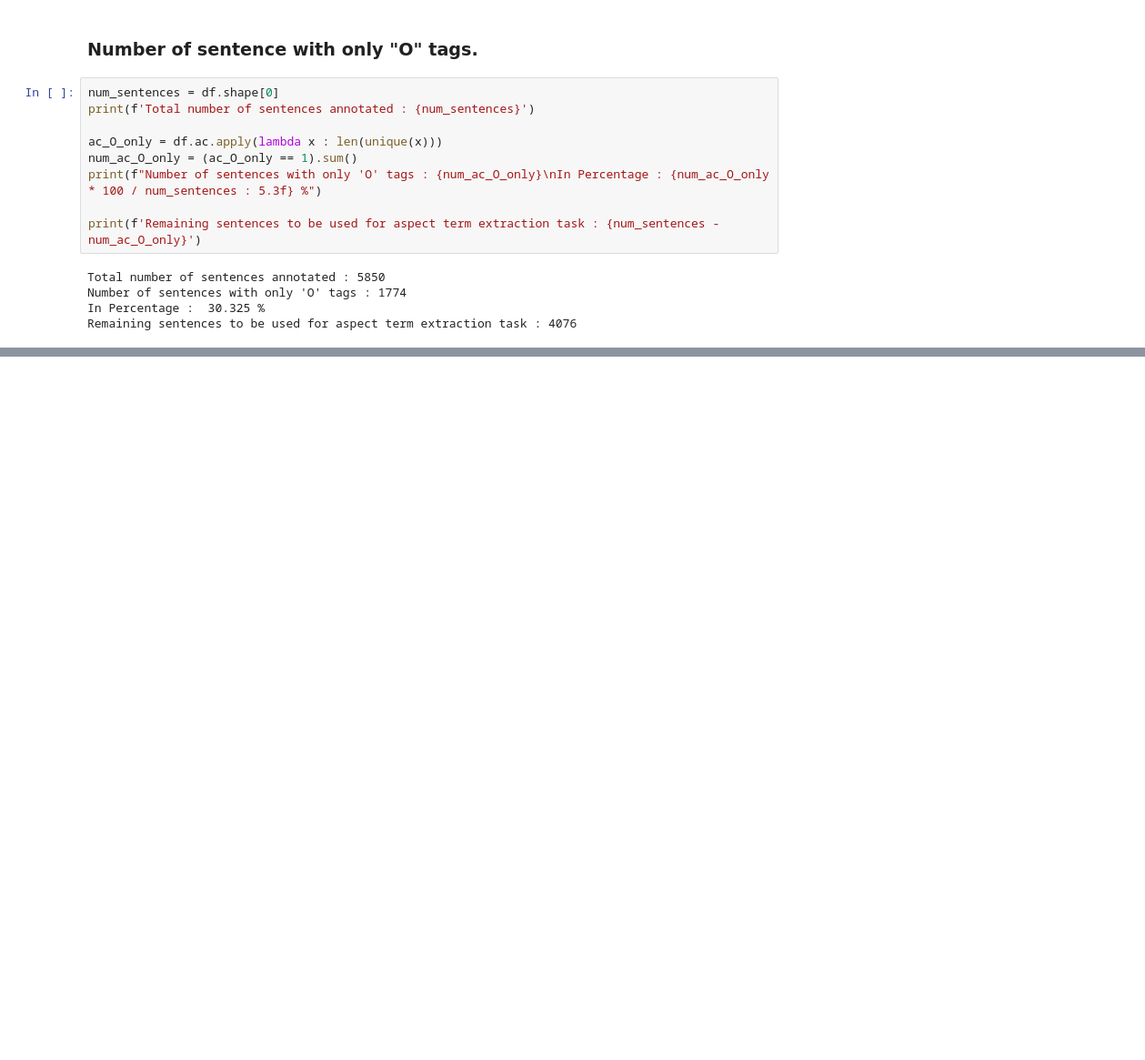
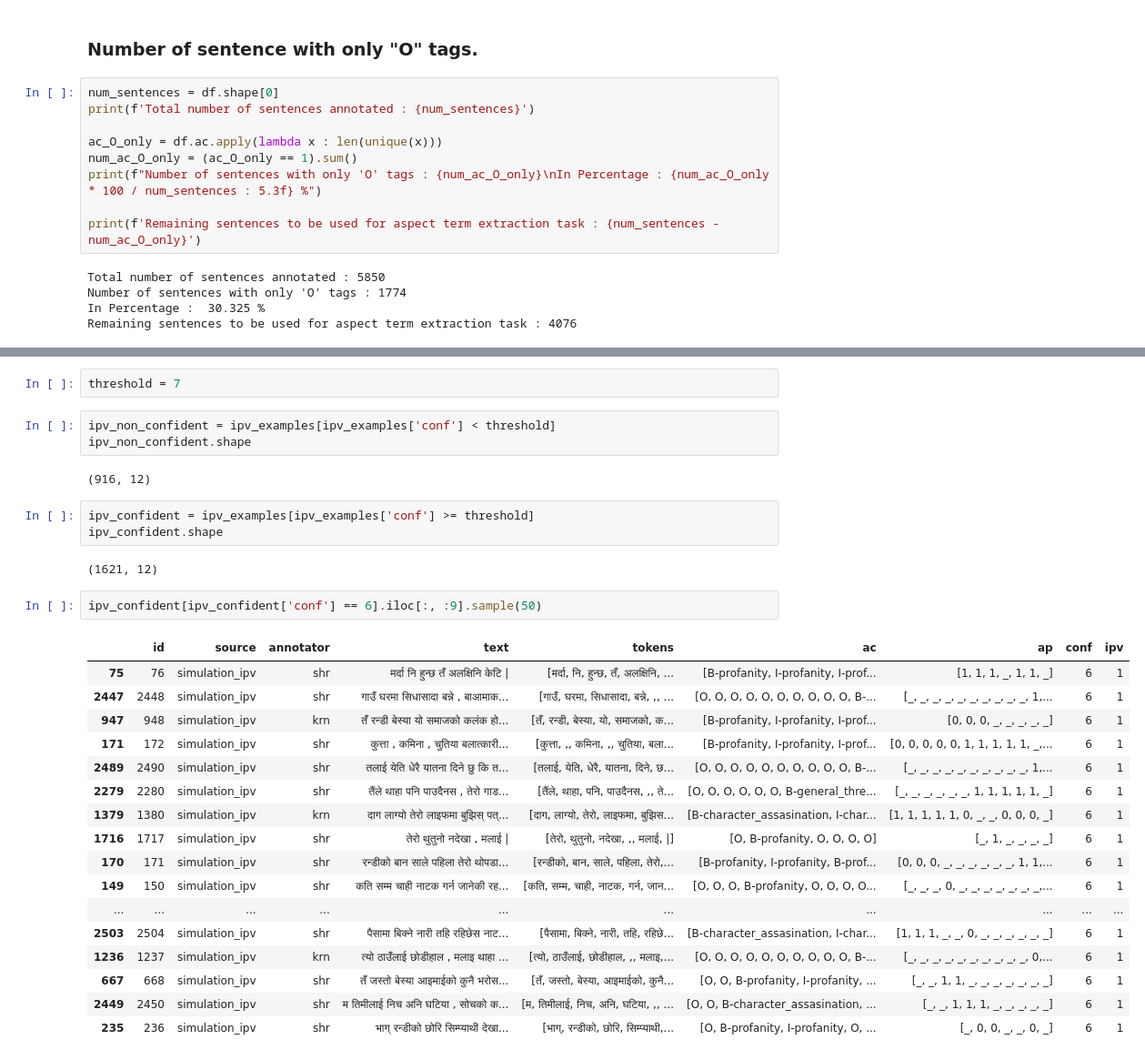
Before and after one commit to naamiinepal/IPV-detection, a Jupyter notebook: annotation/notebooks_annotation/analysis_overall.ipynb, the cells around one changed output, grey strips where cells are left out. Shown at 91% size. Cells and saved outputs as stored; diff of their text form; blank space fills up the shorter version.

```diff
--- a/annotation/notebooks_annotation/analysis_overall.ipynb
+++ b/annotation/notebooks_annotation/analysis_overall.ipynb
@@ -139,0 +184,32 @@ Remaining sentences to be used for aspect term extraction task : 4076
+# %%
+threshold = 7
+# %%
+ipv_non_confident = ipv_examples[ipv_examples['conf'] < threshold]
+ipv_non_confident.shape
+# %% [output]
+(916, 12)
+# %%
+ipv_confident = ipv_examples[ipv_examples['conf'] >= threshold]
+ipv_confident.shape
+# %% [output]
+(1621, 12)
+# %%
+ipv_confident[ipv_confident['conf'] == 6].iloc[:, :9].sample(50)
+# %% [output]
+|  | id | source | annotator | text | tokens | ac | ap | conf | ipv |
+| 75 | 76 | simulation_ipv | shr | मर्दा नि हुन्छ तँ अलक्षिनि केटि | | [मर्दा, नि, हुन्छ, तँ, अलक्षिनि, ... | [B-profanity, I-profanity, I-prof... | [1, 1, 1, _, 1, 1, _] | 6 | 1 |
+| 2447 | 2448 | simulation_ipv | shr | गाउँ घरमा सिधासादा बन्ने , बाआमाक... | [गाउँ, घरमा, सिधासादा, बन्ने, ,, ... | [O, O, O, O, O, O, O, O, O, O, B-... | [_, _, _, _, _, _, _, _, _, _, 1,... | 6 | 1 |
+| 947 | 948 | simulation_ipv | krn | तँ रन्डी बेस्या यो समाजको कलंक हो... | [तँ, रन्डी, बेस्या, यो, समाजको, क... | [B-profanity, I-profanity, I-prof... | [0, 0, 0, _, _, _, _, _] | 6 | 1 |
+| 171 | 172 | simulation_ipv | shr | कुत्ता , कमिना , चुतिया बलात्कारी... | [कुत्ता, ,, कमिना, ,, चुतिया, बला... | [B-profanity, I-profanity, I-prof... | [0, 0, 0, 0, 0, 1, 1, 1, 1, 1, _,... | 6 | 1 |
+| 2489 | 2490 | simulation_ipv | shr | तलाई येति धेरै यातना दिने छु कि त... | [तलाई, येति, धेरै, यातना, दिने, छ... | [O, O, O, O, O, O, O, O, O, O, B-... | [_, _, _, _, _, _, _, _, _, _, 1,... | 6 | 1 |
+| 2279 | 2280 | simulation_ipv | shr | तैंले थाहा पनि पाउदैनस , तेरो गाड... | [तैंले, थाहा, पनि, पाउदैनस, ,, ते... | [O, O, O, O, O, O, B-general_thre... | [_, _, _, _, _, _, 1, 1, 1, 1, 1, _] | 6 | 1 |
+| 1379 | 1380 | simulation_ipv | krn | दाग लाग्यो तेरो लाइफमा बुझिस् पत्... | [दाग, लाग्यो, तेरो, लाइफमा, बुझिस... | [B-character_assasination, I-char... | [1, 1, 1, 1, 1, 0, _, _, 0, 0, 0, _] | 6 | 1 |
+| 1716 | 1717 | simulation_ipv | shr | तेरो थुतुनो नदेखा , मलाई | | [तेरो, थुतुनो, नदेखा, ,, मलाई, |] | [O, B-profanity, O, O, O, O] | [_, 1, _, _, _, _] | 6 | 1 |
+| 170 | 171 | simulation_ipv | shr | रन्डीको बान साले पहिला तेरो थोपडा... | [रन्डीको, बान, साले, पहिला, तेरो,... | [B-profanity, I-profanity, B-prof... | [0, 0, 0, _, _, _, _, _, _, 1, 1,... | 6 | 1 |
+| 149 | 150 | simulation_ipv | shr | कति सम्म चाही नाटक गर्न जानेकी रह... | [कति, सम्म, चाही, नाटक, गर्न, जान... | [O, O, O, B-profanity, O, O, O, O... | [_, _, _, 0, _, _, _, _, _, _, _,... | 6 | 1 |
+| ... | ... | ... | ... | ... | ... | ... | ... | ... | ... |
+| 2503 | 2504 | simulation_ipv | shr | पैसामा बिक्ने नारी तहि रहिछेस नाट... | [पैसामा, बिक्ने, नारी, तहि, रहिछे... | [B-character_assasination, I-char... | [1, 1, 1, _, _, 0, _, _, _, _, _, _] | 6 | 1 |
+| 1236 | 1237 | simulation_ipv | krn | त्यो ठाउँलाई छोडीहाल , मलाइ थाहा ... | [त्यो, ठाउँलाई, छोडीहाल, ,, मलाइ,... | [O, O, O, O, O, O, O, O, O, O, B-... | [_, _, _, _, _, _, _, _, _, _, 0,... | 6 | 1 |
+| 667 | 668 | simulation_ipv | shr | तँ जस्तो बेस्या आइमाईको कुनै भरोस... | [तँ, जस्तो, बेस्या, आइमाईको, कुनै... | [O, O, B-profanity, I-profanity, ... | [_, _, 1, 1, _, _, _, _, _, _, _] | 6 | 1 |
+| 2449 | 2450 | simulation_ipv | shr | म तिमीलाई निच अनि घटिया , सोचको क... | [म, तिमीलाई, निच, अनि, घटिया, ,, ... | [O, O, B-character_assasination, ... | [_, _, 1, 1, 1, _, _, _, _, _] | 6 | 1 |
+| 235 | 236 | simulation_ipv | shr | भाग् रन्डीको छोरि सिम्प्याथी देखा... | [भाग्, रन्डीको, छोरि, सिम्प्याथी,... | [O, B-profanity, I-profanity, O, ... | [_, 0, 0, _, _, 0, _] | 6 | 1 |
```
Also changed, not shown: parts of 24 cells of this notebook.
